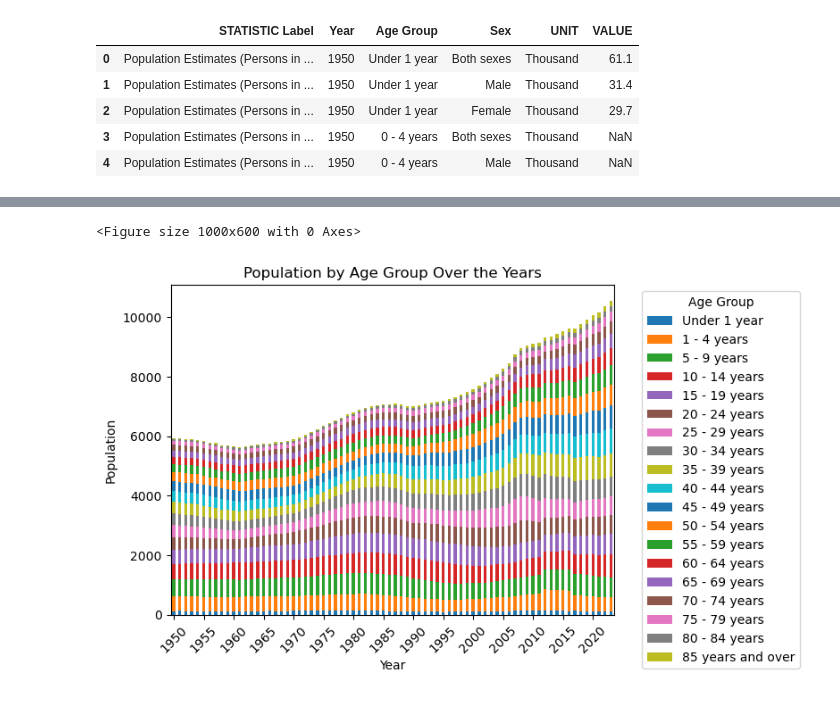
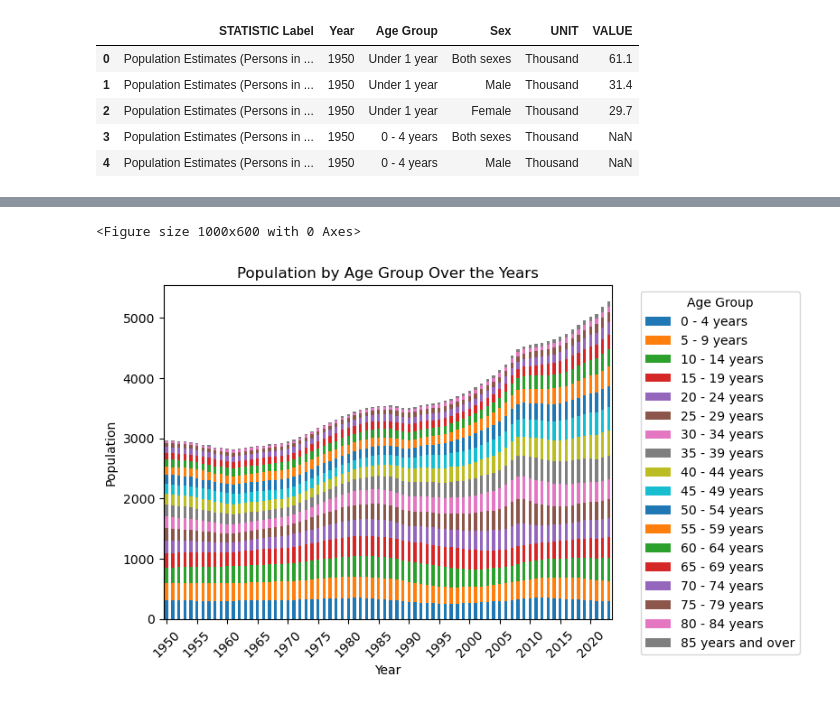
Before and after one commit to IlliaFadieiev/CA1, a Jupyter notebook: CA_main.ipynb, the cells around one changed output, grey strips where cells are left out. Drawn from its saved outputs; the diff is of its cells as text; code cells hidden in the pictures.

```diff
--- a/CA_main.ipynb
+++ b/CA_main.ipynb
@@ -71,0 +51,2 @@ Are there missing values in VALUE column? False
+# %%
+df.drop(columns=["STATISTIC Label", "UNIT"], inplace=True)
@@ -71,0 +87,22 @@ Are there missing values in VALUE column? False
+# %%
+filled_df = pd.DataFrame(columns=df.columns)
+
+grouped_df = df.groupby(['Year', 'Sex'])
+
+for (year, sex), group in grouped_df:
+    if group.loc[group['Age Group'] == '0 - 4 years', 'VALUE'].isnull().all():
+        total_value = group.loc[group['Age Group'].isin(['Under 1 year', '1 - 4 years']), 'VALUE'].sum()
+
+        group.loc[group['Age Group'] == '0 - 4 years', 'VALUE'] = total_value
+
+    filled_df = pd.concat([filled_df, group])
+
+filled_df.reset_index(drop=True, inplace=True)
+
+df = filled_df
+# %%
+selected_age_groups = ['0 - 4 years', '5 - 9 years', '10 - 14 years', '15 - 19 years', '20 - 24 years', '25 - 29 years', '30 - 34 years', '35 - 39 years', '40 - 44 years', '45 - 49 years', '50 - 54 years', '55 - 59 years', '60 - 64 years', '65 - 69 years', '70 - 74 years', '75 - 79 years', '80 - 84 years',
+ '85 years and over']
+filtered_by_age_groups_df = df[df['Age Group'].isin(selected_age_groups)]
+df = filtered_by_age_groups_df
+df.head()
@@ -71,0 +118,3 @@ Are there missing values in VALUE column? False
+# %%
+filtered_by_sex_df = df[df['Sex'].isin(["Both sexes"])]
+filtered_by_sex_df.head()
@@ -72,30 +128,27 @@ Are there missing values in VALUE column? False
 # %%
-# Convert the "Age Group" column to a categorical data type with custom order
 age_group_dtype = pd.CategoricalDtype(categories=selected_age_groups, ordered=True)
-df['Age Group'] = df['Age Group'].astype(age_group_dtype)
 
-# Group by 'Year' and 'Age Group', and sum the 'VALUE' column
-grouped_df = df.groupby(['Year', 'Age Group'])['VALUE'].sum().reset_index()
+filtered_by_sex_df_copy = filtered_by_sex_df.copy()
 
-# Pivot the DataFrame to have 'Year' as index, 'Age Group' as columns, and 'VALUE' as values
+filtered_by_sex_df_copy['Age Group'] = filtered_by_sex_df_copy['Age Group'].astype(age_group_dtype)
+
+grouped_df = filtered_by_sex_df_copy.groupby(['Year', 'Age Group'])['VALUE'].sum().reset_index()
+
 pivot_df = grouped_df.pivot(index='Year', columns='Age Group', values='VALUE')
 
-# Plotting
 plt.figure(figsize=(10, 6))
 pivot_df.plot(kind='bar', stacked=True)
 plt.xlabel('Year')
 plt.ylabel('Population')
 plt.title('Population by Age Group Over the Years')
 plt.legend(title='Age Group')
 
-# Set x-axis ticks for every 5-year interval
 years = pivot_df.index
 plt.xticks(range(0, len(years), 5), years[::5], rotation=45)
 
-# Move the legend to the right of the graph
 plt.legend(title='Age Group', bbox_to_anchor=(1.05, 1), loc='upper left')
 
 plt.show()
 # %% [output]
 <Figure size 1000x600 with 0 Axes>
-[figure, old version]
+[figure, new version]
```
Also changed, not shown: parts of 20 cells of this notebook.
